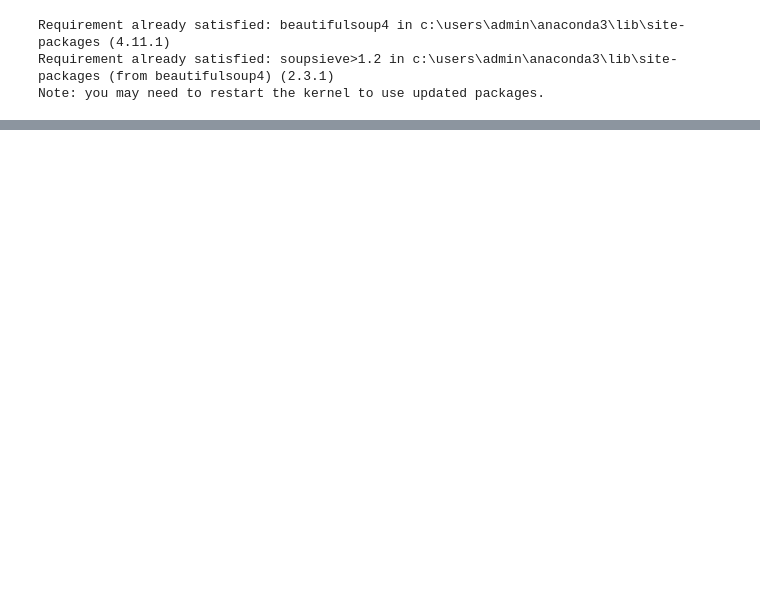
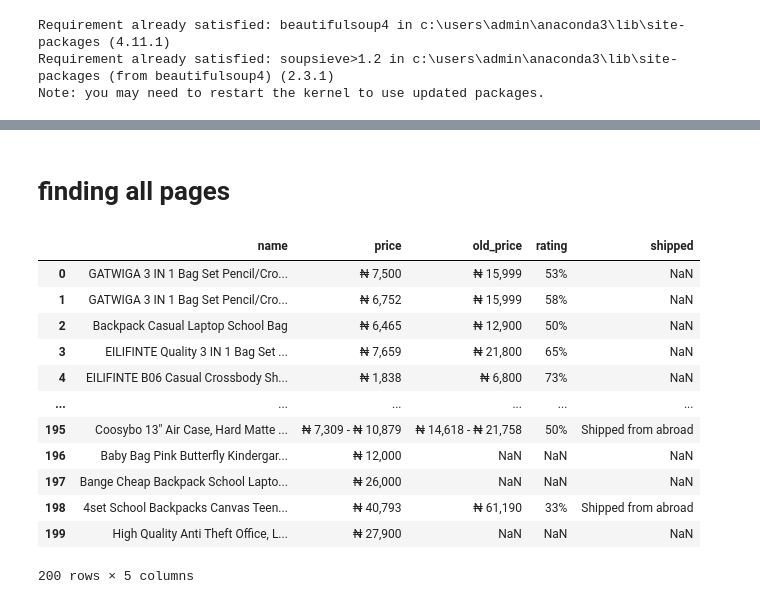
Before and after one commit to charle89/web-scraping-and-data-analysisof-E-commerce-product-listing-on-jumia, a Jupyter notebook: web scraping data analysis of e commerce product listing on jumia.ipynb, the cells around one changed output, grey strips where cells are left out. Saved outputs shown, nothing was run; the diff lists cells and outputs as text; code cells hidden in the pictures; blank space fills up the shorter version.

```diff
--- a/web scraping data analysis of e commerce product listing on jumia.ipynb
+++ b/web scraping data analysis of e commerce product listing on jumia.ipynb
@@ -105,2 +91,2 @@ ConnectionError: HTTPSConnectionPool(host='www.amazon.com', port=443): Max retri
 # %%
-soup = bs(html_content)
+soup = bs(html.content)
@@ -173,0 +226,76 @@ y.to_csv("olaitan.csv", index=false)
+# %% [markdown]
+# finding all pages
+# %%
+all_info = {
+    "name":[],
+    "price":[],
+    "old_price":[],
+    "rating":[],
+    "shipped":[]
+}
+
+page=1
+
+while page<=5:
+            url= f"https://www.jumia.com.ng/catalog/?q=bag&page={page}#catalog-listing"
+            html=requests.get(url)
+            soup=bs(html.content)
+
+            containers=soup.findAll("div",  {"class":"info"})
+            for container in containers:
+                try:
+                    name = container.find("h3", {"class":"name"}).text
+                    all_info["name"].append(name)
+
+                except:
+                      all_info["name"].append(np.nan)
+
+                try:
+                    price = container.find("div", {"class" : "prc"}).text
+                    all_info["price"].append(price)
+
+                except:
+                     all_info["price"].append(np.nan)
+
+                try:
+                    old_price=container.find("div", {"class" : "old"}).text
+                    all_info["old_price"].append(old_price)
+
+                except:
+                      all_info["old_price"].append(np.nan)
+
+
+                try:
+                    rating = container.find("div", {"class" :"bdg _dsct _sm"}).text
+                    all_info["rating"].append(rating)
+
+                except:
+                      all_info["rating"].append(np.nan)
+
+                try:
+                    shipped = container.find("div", {"class": "bdg _glb _xs"}).text
+                    all_info["shipped"].append(shipped)
+
+                except:
+                     all_info["shipped"].append(np.nan)
+
+
+
+
+            page +=1
+df=pd.DataFrame(all_info)
+df
+# %% [output]
+|  | name | price | old_price | rating | shipped |
+| 0 | GATWIGA 3 IN 1 Bag Set Pencil/Cro... | ₦ 7,500 | ₦ 15,999 | 53% | NaN |
+| 1 | GATWIGA 3 IN 1 Bag Set Pencil/Cro... | ₦ 6,752 | ₦ 15,999 | 58% | NaN |
+| 2 | Backpack Casual Laptop School Bag | ₦ 6,465 | ₦ 12,900 | 50% | NaN |
+| 3 | EILIFINTE Quality 3 IN 1 Bag Set ... | ₦ 7,659 | ₦ 21,800 | 65% | NaN |
+| 4 | EILIFINTE B06 Casual Crossbody Sh... | ₦ 1,838 | ₦ 6,800 | 73% | NaN |
+| ... | ... | ... | ... | ... | ... |
+| 195 | Coosybo 13" Air Case, Hard Matte ... | ₦ 7,309 - ₦ 10,879 | ₦ 14,618 - ₦ 21,758 | 50% | Shipped from abroad |
+| 196 | Baby Bag Pink Butterfly Kindergar... | ₦ 12,000 | NaN | NaN | NaN |
+| 197 | Bange Cheap Backpack School Lapto... | ₦ 26,000 | NaN | NaN | NaN |
+| 198 | 4set School Backpacks Canvas Teen... | ₦ 40,793 | ₦ 61,190 | 33% | Shipped from abroad |
+| 199 | High Quality Anti Theft Office, L... | ₦ 27,900 | NaN | NaN | NaN |
+200 rows × 5 columns
```
Also changed, not shown: parts of 30 cells of this notebook.
